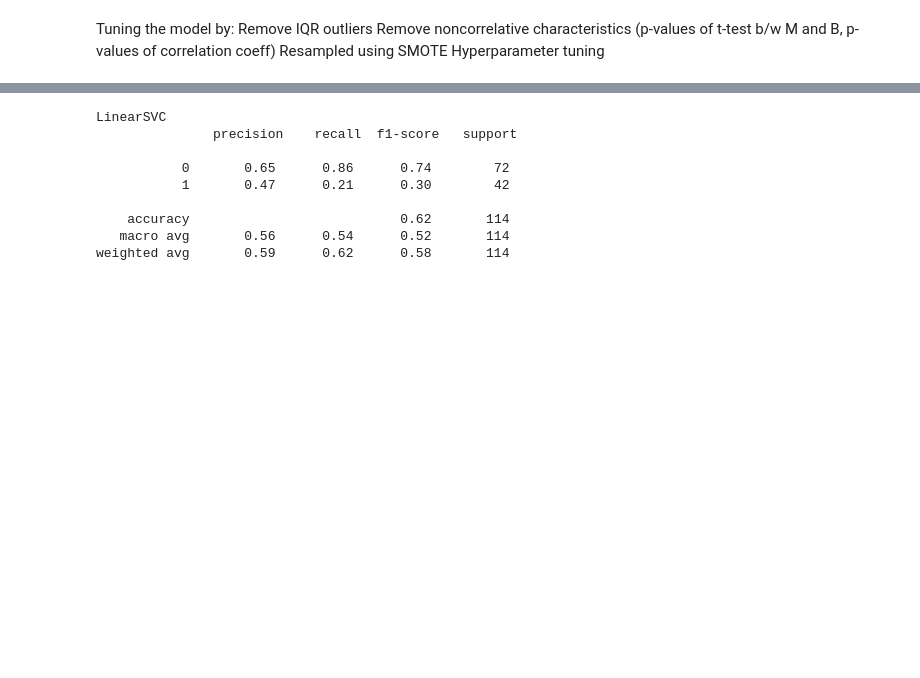
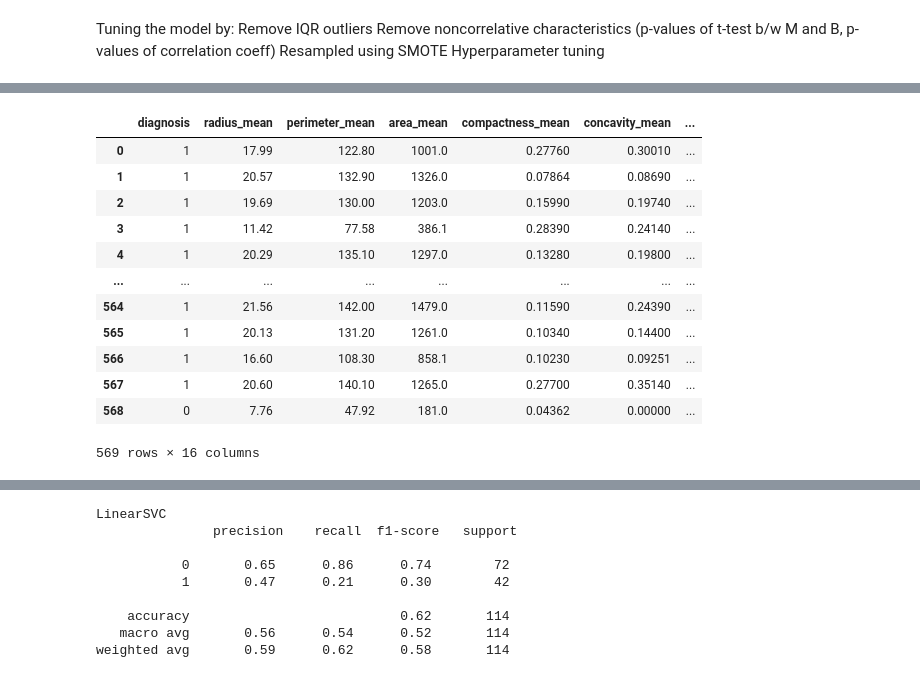
Before and after one commit to calvinyoon/DataScience, a Jupyter notebook: ML Binary Classification Tumor Type.ipynb, the cells around one changed output, grey strips where cells are left out. Cells and saved outputs as stored; diff of their text form; code cells hidden in the pictures; blank space fills up the shorter version.

```diff
--- a/ML Binary Classification Tumor Type.ipynb
+++ b/ML Binary Classification Tumor Type.ipynb
@@ -537,0 +507,21 @@ plt.show()
+# %%
+# list of columns whose correlation coefficient is < N
+N = 0.5
+columns_to_drop = df_train.corr()["diagnosis"][df_train.corr()["diagnosis"] < N].index
+
+df_filtered = df.drop(columns=columns_to_drop)
+df_filtered
+# %% [output]
+|  | diagnosis | radius_mean | perimeter_mean | area_mean | compactness_mean | concavity_mean | ... |
+| 0 | 1 | 17.99 | 122.80 | 1001.0 | 0.27760 | 0.30010 | ... |
+| 1 | 1 | 20.57 | 132.90 | 1326.0 | 0.07864 | 0.08690 | ... |
+| 2 | 1 | 19.69 | 130.00 | 1203.0 | 0.15990 | 0.19740 | ... |
+| 3 | 1 | 11.42 | 77.58 | 386.1 | 0.28390 | 0.24140 | ... |
+| 4 | 1 | 20.29 | 135.10 | 1297.0 | 0.13280 | 0.19800 | ... |
+| ... | ... | ... | ... | ... | ... | ... | ... |
+| 564 | 1 | 21.56 | 142.00 | 1479.0 | 0.11590 | 0.24390 | ... |
+| 565 | 1 | 20.13 | 131.20 | 1261.0 | 0.10340 | 0.14400 | ... |
+| 566 | 1 | 16.60 | 108.30 | 858.1 | 0.10230 | 0.09251 | ... |
+| 567 | 1 | 20.60 | 140.10 | 1265.0 | 0.27700 | 0.35140 | ... |
+| 568 | 0 | 7.76 | 47.92 | 181.0 | 0.04362 | 0.00000 | ... |
+569 rows × 16 columns
```
Also changed, not shown: parts of 55 cells of this notebook.
